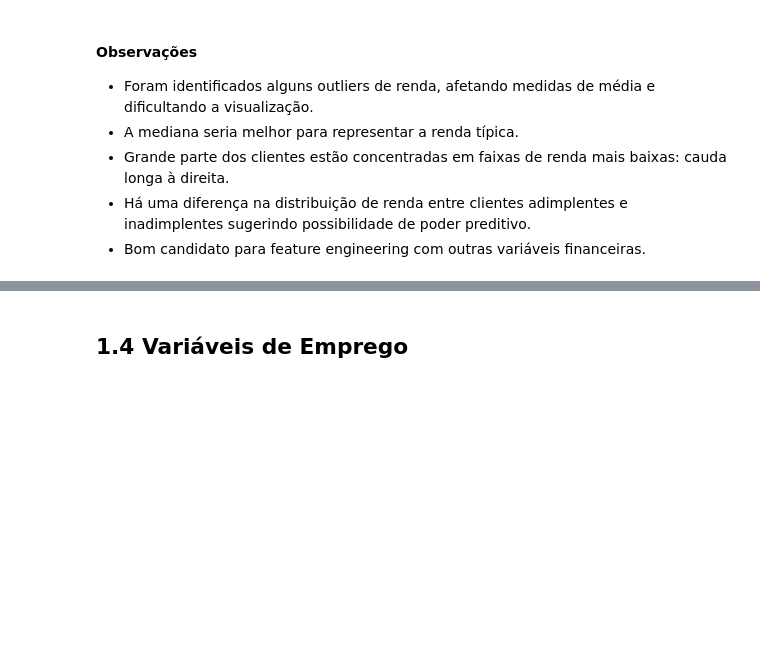
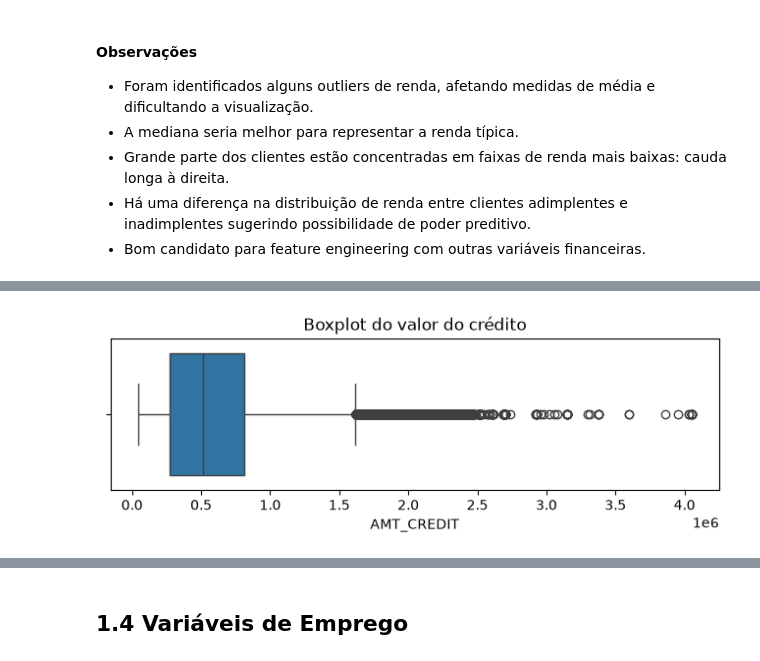
Before and after one commit to luccascruz/projeto-ml-labdata, a Jupyter notebook: DataPipeline/exp_analysis.ipynb, the cells around one changed output, grey strips where cells are left out. Drawn from its saved outputs; the diff is of its cells as text; code cells hidden in the pictures; blank space fills up the shorter version.

```diff
--- a/DataPipeline/exp_analysis.ipynb
+++ b/DataPipeline/exp_analysis.ipynb
@@ -853,0 +875,12 @@ plt.show()
+# %%
+plt.figure(figsize=(8,2))
+
+sns.boxplot(
+    x=df_application["AMT_CREDIT"]
+)
+
+plt.title("Boxplot do valor do crédito")
+
+plt.show()
+# %% [output]
+[figure, added]
```
Also changed, not shown: parts of 38 cells of this notebook.
